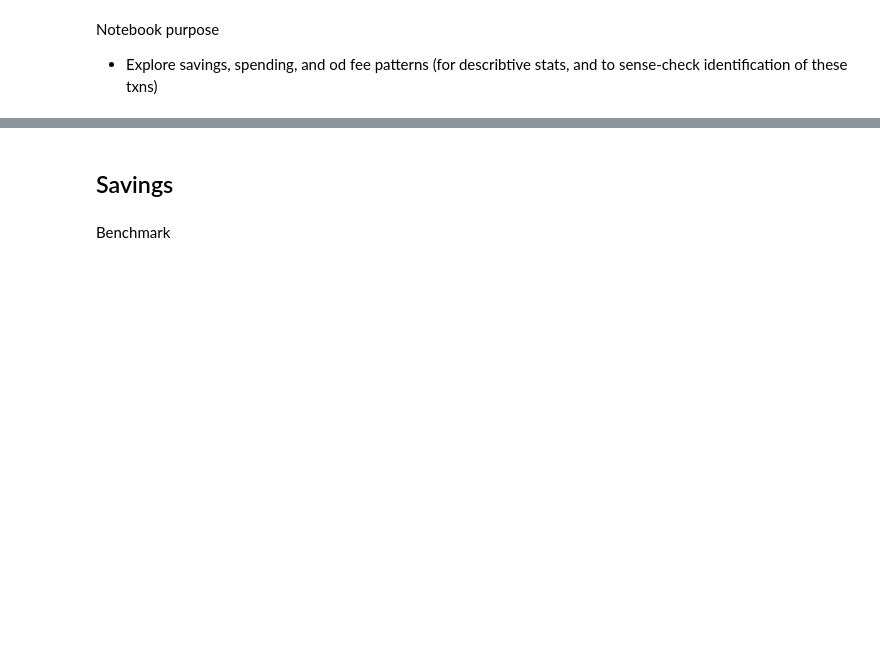
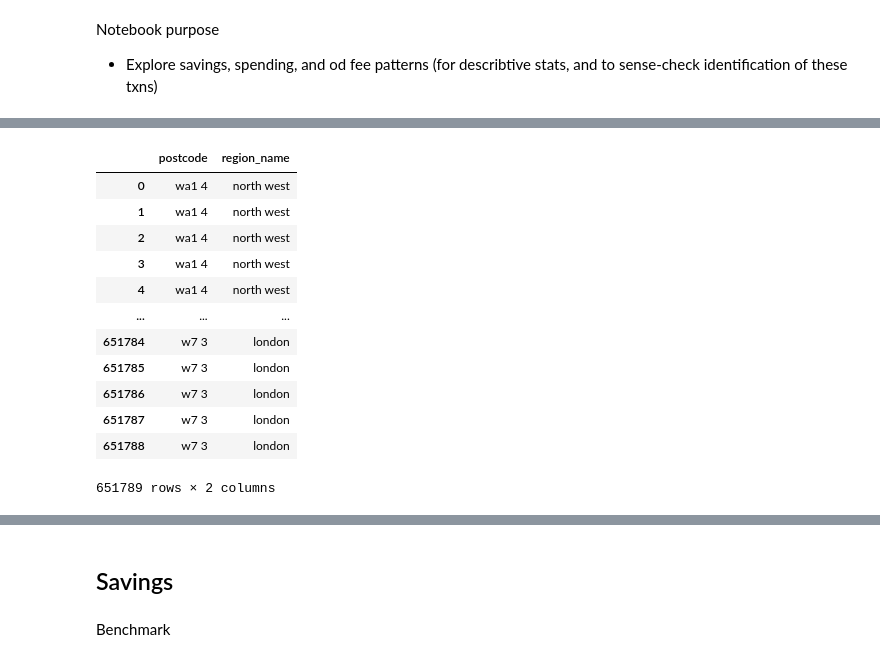
Before and after one commit to fabiangunzinger/entropy, a Jupyter notebook: notebooks/outcome_describtion.ipynb, the cells around one changed output, grey strips where cells are left out. Cells and saved outputs as stored; diff of their text form; code cells hidden in the pictures; blank space fills up the shorter version.

```diff
--- a/notebooks/outcome_describtion.ipynb
+++ b/notebooks/outcome_describtion.ipynb
@@ -47,0 +86,16 @@ Time for read_txn_data                 : 3.19 seconds
+# %%
+dfs.select_dtypes("object")
+# %% [output]
+|  | postcode | region_name |
+| 0 | wa1 4 | north west |
+| 1 | wa1 4 | north west |
+| 2 | wa1 4 | north west |
+| 3 | wa1 4 | north west |
+| 4 | wa1 4 | north west |
+| ... | ... | ... |
+| 651784 | w7 3 | london |
+| 651785 | w7 3 | london |
+| 651786 | w7 3 | london |
+| 651787 | w7 3 | london |
+| 651788 | w7 3 | london |
+651789 rows × 2 columns
```
Also changed, not shown: parts of 12 cells of this notebook, 3 other files.
